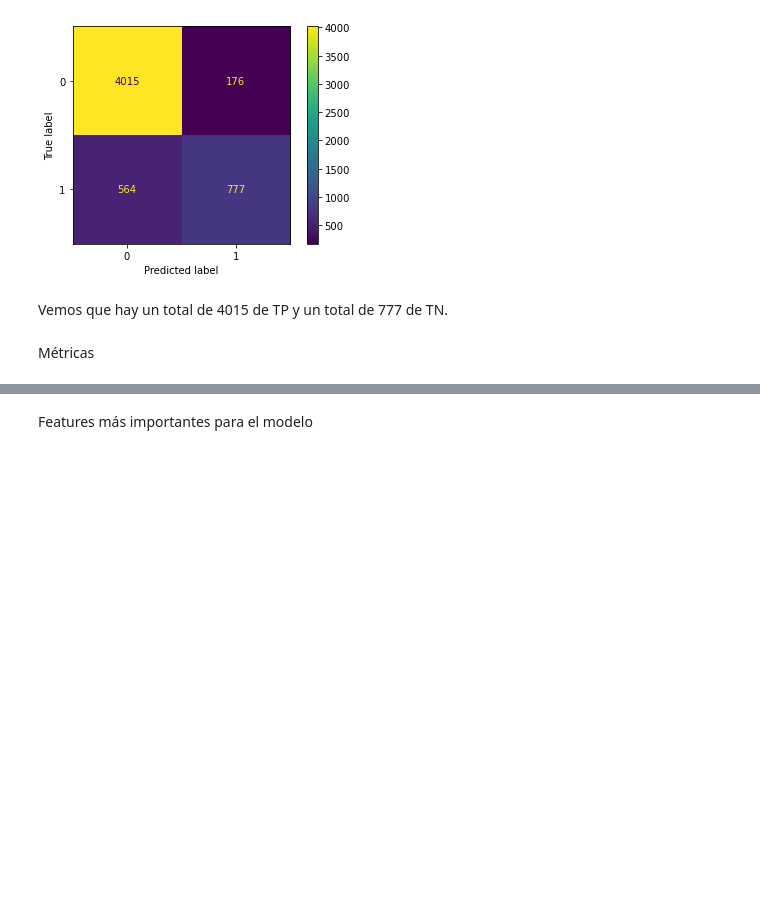
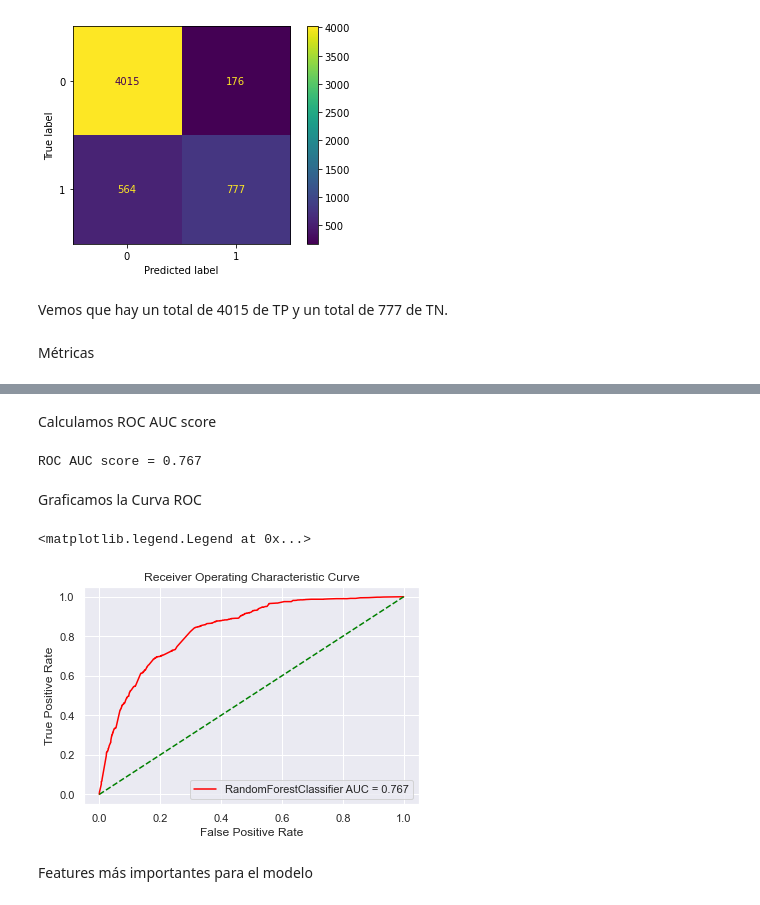
Before and after one commit to ivanjavierparra/DataScience-Sprint1, a Jupyter notebook: Consigna_entrega_1(1).ipynb, the cells around one changed output, grey strips where cells are left out. Drawn from its saved outputs; the diff is of its cells as text; code cells hidden in the pictures; blank space fills up the shorter version.

```diff
--- a/Consigna_entrega_1(1).ipynb
+++ b/Consigna_entrega_1(1).ipynb
@@ -1407,3 +1461,27 @@ weighted avg       0.86      0.87      0.86      5532
+# %% [markdown]
+Calculamos ROC AUC score
+# %%
+from sklearn.metrics import roc_auc_score
+from sklearn.metrics import roc_curve, auc
+auc = round(roc_auc_score(y_test, y_pred_test), 4)
+print(f"ROC AUC score = {auc}")
+# %% [output]
+ROC AUC score = 0.767
+# %% [markdown]
+Graficamos la Curva ROC
+# %%
+prob = bosque.predict_proba(X_test)
+prob = prob[:, 1]
+fper, tper, thresholds = roc_curve(y_test, prob)
+plt.plot(fper, tper, color='red', label=f'RandomForestClassifier AUC = {auc}')
+plt.plot([0, 1], [0, 1], color='green', linestyle='--')
+plt.xlabel('False Positive Rate')
+plt.ylabel('True Positive Rate')
+plt.title('Receiver Operating Characteristic Curve')
+plt.legend()
+# %% [output]
+<matplotlib.legend.Legend at 0x...>
+[figure, added]
 # %% [markdown]
 Features más importantes para el modelo
 # %%
```
Also changed, not shown: parts of 52 cells of this notebook, 3 other files.
